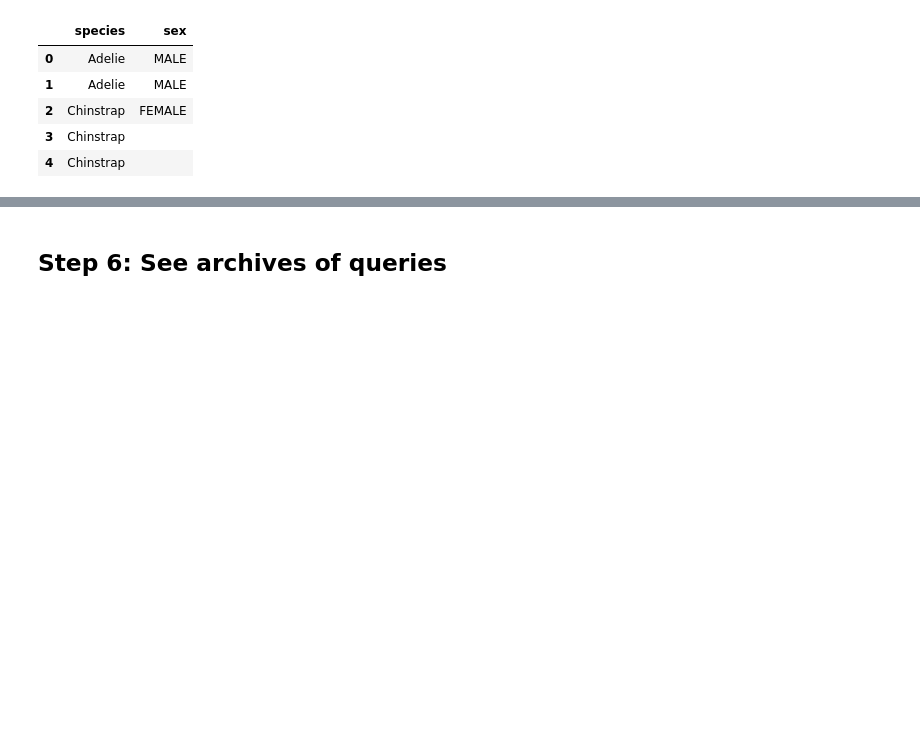
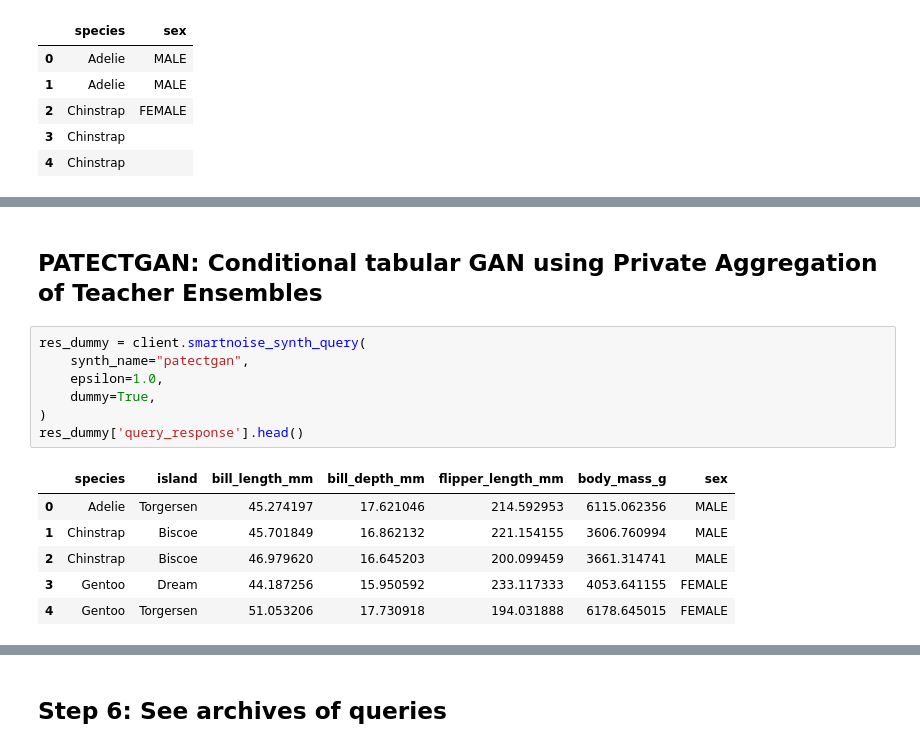
Before and after one commit to dscc-admin-ch/lomas, a Jupyter notebook: client/notebooks/Demo_Client_Notebook_Smartnoise-Synth.ipynb, the cells around one changed output, grey strips where cells are left out. Drawn from its saved outputs; the diff is of its cells as text; blank space fills up the shorter version.

```diff
--- a/client/notebooks/Demo_Client_Notebook_Smartnoise-Synth.ipynb
+++ b/client/notebooks/Demo_Client_Notebook_Smartnoise-Synth.ipynb
@@ -314,0 +427,16 @@ res_dummy['query_response'].head()
+# %% [markdown]
+## PATECTGAN: Conditional tabular GAN using Private Aggregation of Teacher Ensembles
+# %%
+res_dummy = client.smartnoise_synth_query(
+    synth_name="patectgan",
+    epsilon=1.0,
+    dummy=True,
+)
+res_dummy['query_response'].head()
+# %% [output]
+|  | species | island | bill_length_mm | bill_depth_mm | flipper_length_mm | body_mass_g | sex |
+| 0 | Adelie | Torgersen | 45.274197 | 17.621046 | 214.592953 | 6115.062356 | MALE |
+| 1 | Chinstrap | Biscoe | 45.701849 | 16.862132 | 221.154155 | 3606.760994 | MALE |
+| 2 | Chinstrap | Biscoe | 46.979620 | 16.645203 | 200.099459 | 3661.314741 | MALE |
+| 3 | Gentoo | Dream | 44.187256 | 15.950592 | 233.117333 | 4053.641155 | FEMALE |
+| 4 | Gentoo | Torgersen | 51.053206 | 17.730918 | 194.031888 | 6178.645015 | FEMALE |
```
Also changed, not shown: parts of 30 cells of this notebook.
